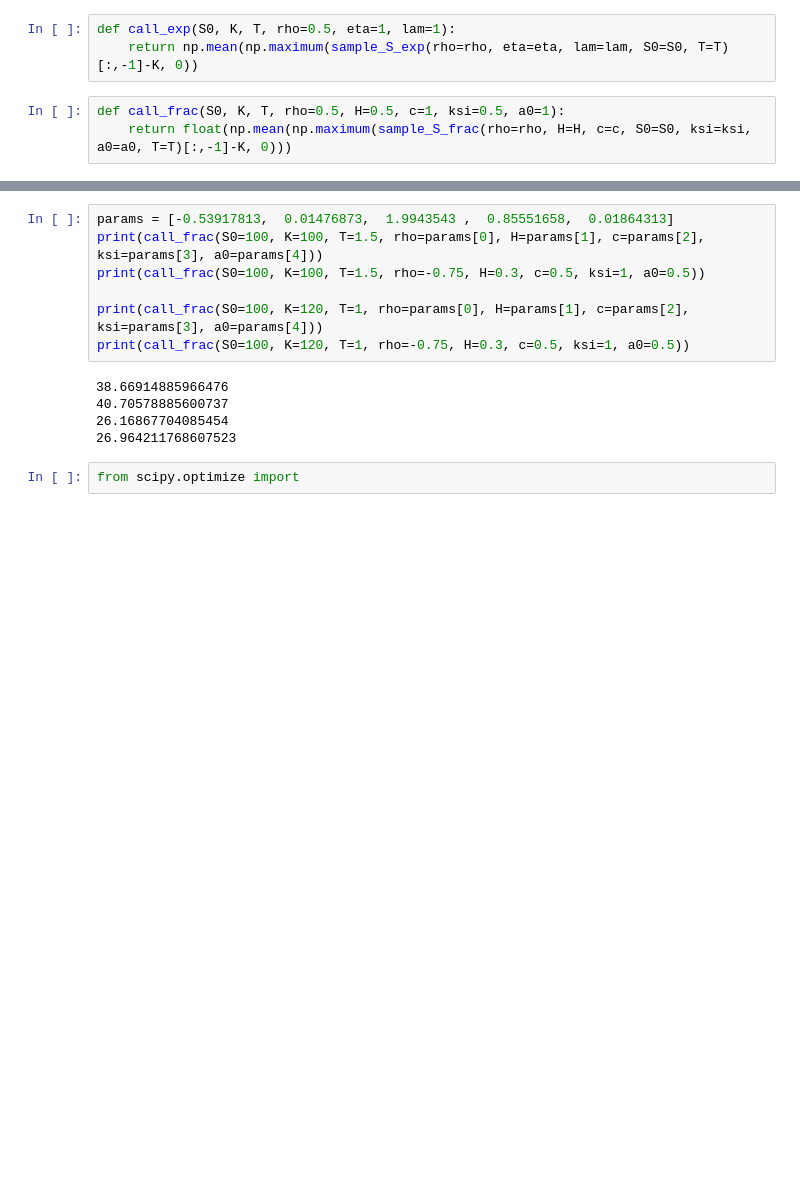
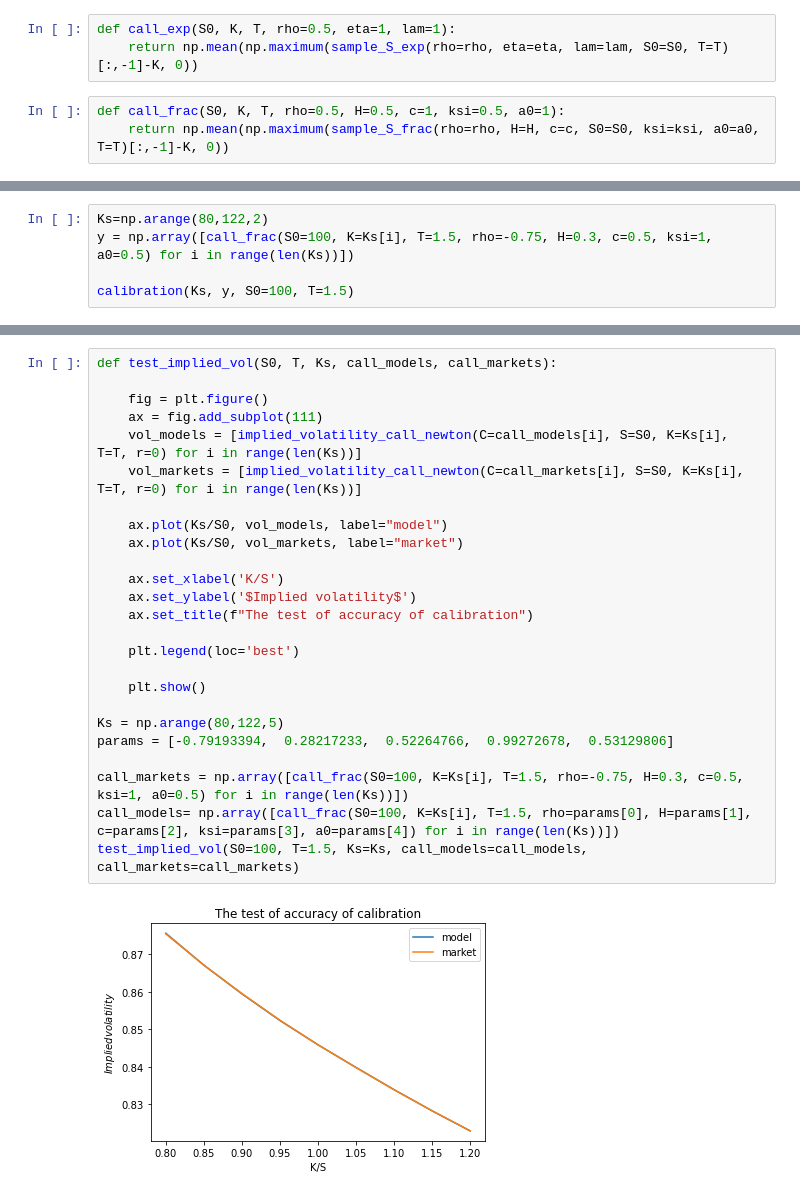
Before and after one commit to GearlessJohn/deep-pricing, a Jupyter notebook: src/simulation_Xt.ipynb, the cells around one changed output, grey strips where cells are left out. Drawn from its saved outputs; the diff is of its cells as text; blank space fills up the shorter version.

Commit message:
Calibration owith market V1

```diff
--- a/src/simulation_Xt.ipynb
+++ b/src/simulation_Xt.ipynb
@@ -250,4 +370,4 @@ def call_exp(S0, K, T, rho=0.5, eta=1, lam=1):
     return np.mean(np.maximum(sample_S_exp(rho=rho, eta=eta, lam=lam, S0=S0, T=T)[:,-1]-K, 0))
 # %%
 def call_frac(S0, K, T, rho=0.5, H=0.5, c=1, ksi=0.5, a0=1):
-    return float(np.mean(np.maximum(sample_S_frac(rho=rho, H=H, c=c, S0=S0, ksi=ksi, a0=a0, T=T)[:,-1]-K, 0)))
+    return np.mean(np.maximum(sample_S_frac(rho=rho, H=H, c=c, S0=S0, ksi=ksi, a0=a0, T=T)[:,-1]-K, 0))
@@ -328,0 +442,5 @@ Wall time: 41 s
+# %%
+Ks=np.arange(80,122,2)
+y = np.array([call_frac(S0=100, K=Ks[i], T=1.5, rho=-0.75, H=0.3, c=0.5, ksi=1, a0=0.5) for i in range(len(Ks))])
+
+calibration(Ks, y, S0=100, T=1.5)
@@ -393,14 +478,27 @@ Wall time: 4min 15s
-# %%
-params = [-0.53917813,  0.01476873,  1.9943543 ,  0.85551658,  0.01864313]
-print(call_frac(S0=100, K=100, T=1.5, rho=params[0], H=params[1], c=params[2], ksi=params[3], a0=params[4]))
-print(call_frac(S0=100, K=100, T=1.5, rho=-0.75, H=0.3, c=0.5, ksi=1, a0=0.5))
-
-print(call_frac(S0=100, K=120, T=1, rho=params[0], H=params[1], c=params[2], ksi=params[3], a0=params[4]))
-print(call_frac(S0=100, K=120, T=1, rho=-0.75, H=0.3, c=0.5, ksi=1, a0=0.5))
-# %% [output]
-38.66914885966476
-40.70578885600737
-26.16867704085454
-26.964211768607523
-# %%
-from scipy.optimize import
+# %%
+def test_implied_vol(S0, T, Ks, call_models, call_markets):
+
+    fig = plt.figure()
+    ax = fig.add_subplot(111)
+    vol_models = [implied_volatility_call_newton(C=call_models[i], S=S0, K=Ks[i], T=T, r=0) for i in range(len(Ks))]
+    vol_markets = [implied_volatility_call_newton(C=call_markets[i], S=S0, K=Ks[i], T=T, r=0) for i in range(len(Ks))]
+
+    ax.plot(Ks/S0, vol_models, label="model")
+    ax.plot(Ks/S0, vol_markets, label="market")
+
+    ax.set_xlabel('K/S')
+    ax.set_ylabel('$Implied volatility$')
+    ax.set_title(f"The test of accuracy of calibration")
+
+    plt.legend(loc='best')
+
+    plt.show()
+
+Ks = np.arange(80,122,5)
+params = [-0.79193394,  0.28217233,  0.52264766,  0.99272678,  0.53129806]
+
+call_markets = np.array([call_frac(S0=100, K=Ks[i], T=1.5, rho=-0.75, H=0.3, c=0.5, ksi=1, a0=0.5) for i in range(len(Ks))])
+call_models= np.array([call_frac(S0=100, K=Ks[i], T=1.5, rho=params[0], H=params[1], c=params[2], ksi=params[3], a0=params[4]) for i in range(len(Ks))])
+test_implied_vol(S0=100, T=1.5, Ks=Ks, call_models=call_models, call_markets=call_markets)
+# %% [output]
+[figure, added]
```
Also changed, not shown: parts of 17 cells of this notebook.
